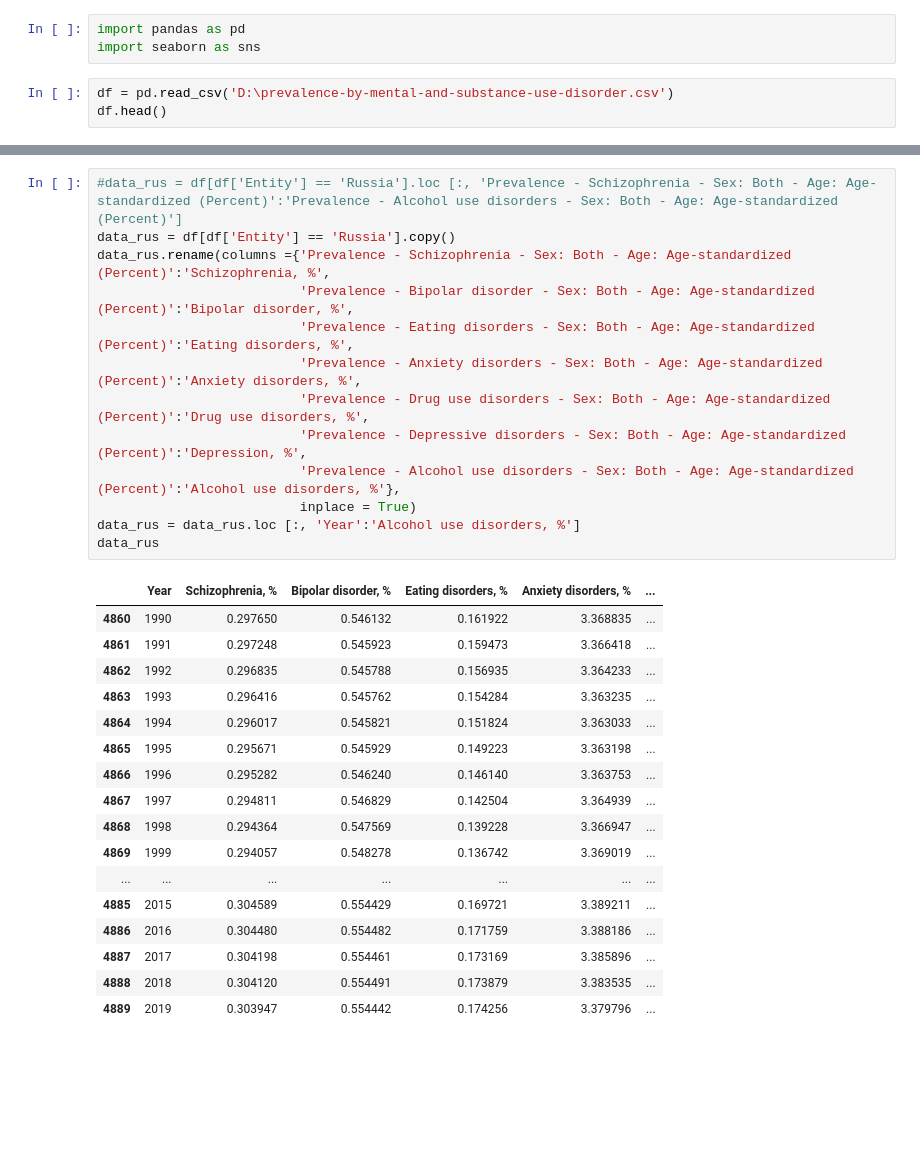
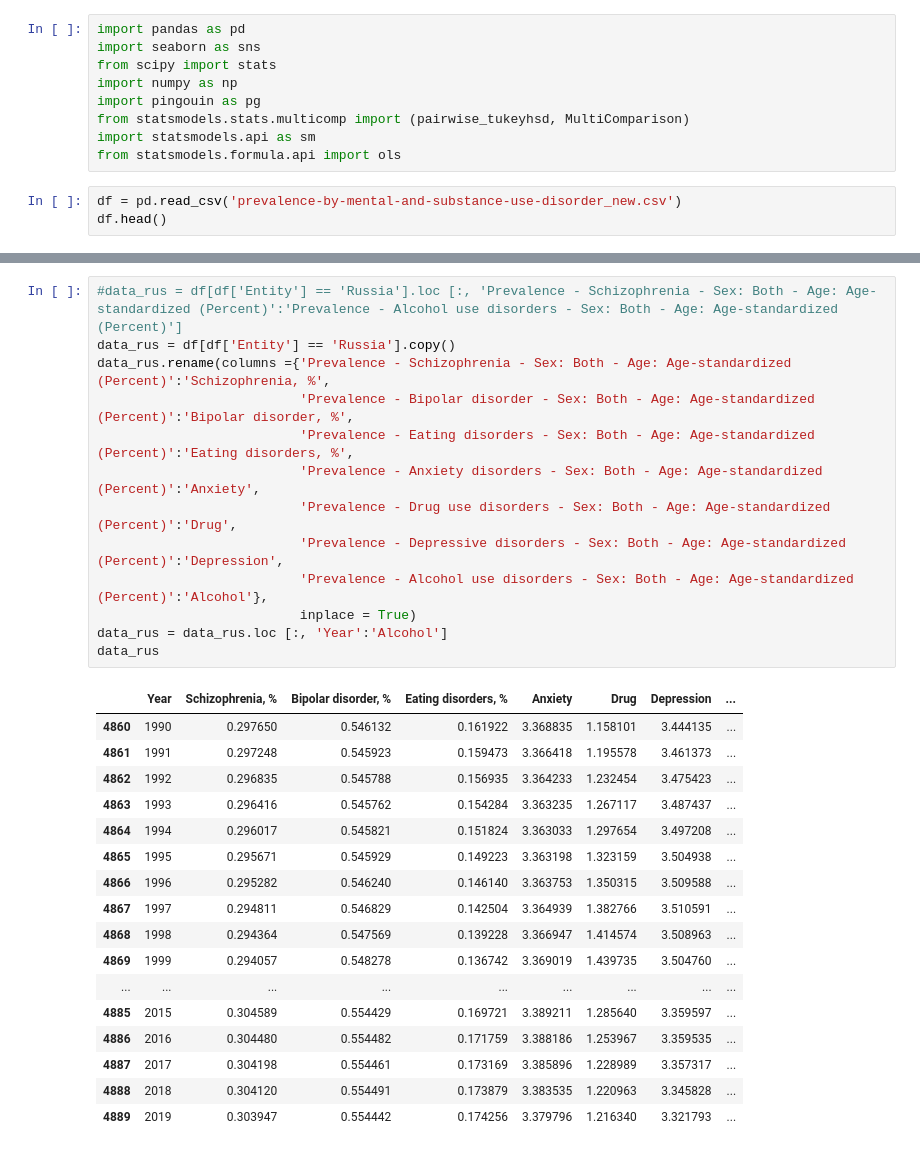
Before and after one commit to MargaritaBasalaeva/mental-health, a Jupyter notebook: Mental health in Russia.ipynb, the cells around one changed output, grey strips where cells are left out. Cells and saved outputs as stored; diff of their text form; blank space fills up the shorter version.

```diff
--- a/Mental health in Russia.ipynb
+++ b/Mental health in Russia.ipynb
@@ -1,8 +1,14 @@
 # %%
 import pandas as pd
 import seaborn as sns
+from scipy import stats
+import numpy as np
+import pingouin as pg
+from statsmodels.stats.multicomp import (pairwise_tukeyhsd, MultiComparison)
+import statsmodels.api as sm
+from statsmodels.formula.api import ols
 # %%
-df = pd.read_csv('D:\prevalence-by-mental-and-substance-use-disorder.csv')
+df = pd.read_csv('prevalence-by-mental-and-substance-use-disorder_new.csv')
 df.head()
 # %% [output]
 |  | Entity | Code | Year | Prevalence - Schizophrenia - Sex:... | Prevalence - Bipolar disorder - S... | Prevalence - Eating disorders - S... | ... |
@@ -14,31 +20,31 @@ df.head()
 # %%
 #data_rus = df[df['Entity'] == 'Russia'].loc [:, 'Prevalence - Schizophrenia - Sex: Both - Age: Age-standardized (Percent)':'Prevalence - Alcohol use disorders - Sex: Both - Age: Age-standardized (Percent)']
 data_rus = df[df['Entity'] == 'Russia'].copy()
 data_rus.rename(columns ={'Prevalence - Schizophrenia - Sex: Both - Age: Age-standardized (Percent)':'Schizophrenia, %',
                           'Prevalence - Bipolar disorder - Sex: Both - Age: Age-standardized (Percent)':'Bipolar disorder, %',
                           'Prevalence - Eating disorders - Sex: Both - Age: Age-standardized (Percent)':'Eating disorders, %',
-                          'Prevalence - Anxiety disorders - Sex: Both - Age: Age-standardized (Percent)':'Anxiety disorders, %',
-                          'Prevalence - Drug use disorders - Sex: Both - Age: Age-standardized (Percent)':'Drug use disorders, %',
-                          'Prevalence - Depressive disorders - Sex: Both - Age: Age-standardized (Percent)':'Depression, %',
-                          'Prevalence - Alcohol use disorders - Sex: Both - Age: Age-standardized (Percent)':'Alcohol use disorders, %'},
+                          'Prevalence - Anxiety disorders - Sex: Both - Age: Age-standardized (Percent)':'Anxiety',
+                          'Prevalence - Drug use disorders - Sex: Both - Age: Age-standardized (Percent)':'Drug',
+                          'Prevalence - Depressive disorders - Sex: Both - Age: Age-standardized (Percent)':'Depression',
+                          'Prevalence - Alcohol use disorders - Sex: Both - Age: Age-standardized (Percent)':'Alcohol'},
                           inplace = True)
-data_rus = data_rus.loc [:, 'Year':'Alcohol use disorders, %']
+data_rus = data_rus.loc [:, 'Year':'Alcohol']
 data_rus
 # %% [output]
-|  | Year | Schizophrenia, % | Bipolar disorder, % | Eating disorders, % | Anxiety disorders, % | ... |
-| 4860 | 1990 | 0.297650 | 0.546132 | 0.161922 | 3.368835 | ... |
-| 4861 | 1991 | 0.297248 | 0.545923 | 0.159473 | 3.366418 | ... |
-| 4862 | 1992 | 0.296835 | 0.545788 | 0.156935 | 3.364233 | ... |
-| 4863 | 1993 | 0.296416 | 0.545762 | 0.154284 | 3.363235 | ... |
-| 4864 | 1994 | 0.296017 | 0.545821 | 0.151824 | 3.363033 | ... |
-| 4865 | 1995 | 0.295671 | 0.545929 | 0.149223 | 3.363198 | ... |
-| 4866 | 1996 | 0.295282 | 0.546240 | 0.146140 | 3.363753 | ... |
-| 4867 | 1997 | 0.294811 | 0.546829 | 0.142504 | 3.364939 | ... |
-| 4868 | 1998 | 0.294364 | 0.547569 | 0.139228 | 3.366947 | ... |
-| 4869 | 1999 | 0.294057 | 0.548278 | 0.136742 | 3.369019 | ... |
-| ... | ... | ... | ... | ... | ... | ... |
-| 4885 | 2015 | 0.304589 | 0.554429 | 0.169721 | 3.389211 | ... |
-| 4886 | 2016 | 0.304480 | 0.554482 | 0.171759 | 3.388186 | ... |
-| 4887 | 2017 | 0.304198 | 0.554461 | 0.173169 | 3.385896 | ... |
-| 4888 | 2018 | 0.304120 | 0.554491 | 0.173879 | 3.383535 | ... |
-| 4889 | 2019 | 0.303947 | 0.554442 | 0.174256 | 3.379796 | ... |
+|  | Year | Schizophrenia, % | Bipolar disorder, % | Eating disorders, % | Anxiety | Drug | Depression | ... |
+| 4860 | 1990 | 0.297650 | 0.546132 | 0.161922 | 3.368835 | 1.158101 | 3.444135 | ... |
+| 4861 | 1991 | 0.297248 | 0.545923 | 0.159473 | 3.366418 | 1.195578 | 3.461373 | ... |
+| 4862 | 1992 | 0.296835 | 0.545788 | 0.156935 | 3.364233 | 1.232454 | 3.475423 | ... |
+| 4863 | 1993 | 0.296416 | 0.545762 | 0.154284 | 3.363235 | 1.267117 | 3.487437 | ... |
+| 4864 | 1994 | 0.296017 | 0.545821 | 0.151824 | 3.363033 | 1.297654 | 3.497208 | ... |
+| 4865 | 1995 | 0.295671 | 0.545929 | 0.149223 | 3.363198 | 1.323159 | 3.504938 | ... |
+| 4866 | 1996 | 0.295282 | 0.546240 | 0.146140 | 3.363753 | 1.350315 | 3.509588 | ... |
+| 4867 | 1997 | 0.294811 | 0.546829 | 0.142504 | 3.364939 | 1.382766 | 3.510591 | ... |
+| 4868 | 1998 | 0.294364 | 0.547569 | 0.139228 | 3.366947 | 1.414574 | 3.508963 | ... |
+| 4869 | 1999 | 0.294057 | 0.548278 | 0.136742 | 3.369019 | 1.439735 | 3.504760 | ... |
+| ... | ... | ... | ... | ... | ... | ... | ... | ... |
+| 4885 | 2015 | 0.304589 | 0.554429 | 0.169721 | 3.389211 | 1.285640 | 3.359597 | ... |
+| 4886 | 2016 | 0.304480 | 0.554482 | 0.171759 | 3.388186 | 1.253967 | 3.359535 | ... |
+| 4887 | 2017 | 0.304198 | 0.554461 | 0.173169 | 3.385896 | 1.228989 | 3.357317 | ... |
+| 4888 | 2018 | 0.304120 | 0.554491 | 0.173879 | 3.383535 | 1.220963 | 3.345828 | ... |
+| 4889 | 2019 | 0.303947 | 0.554442 | 0.174256 | 3.379796 | 1.216340 | 3.321793 | ... |
```
Also changed, not shown: parts of 15 cells of this notebook.
